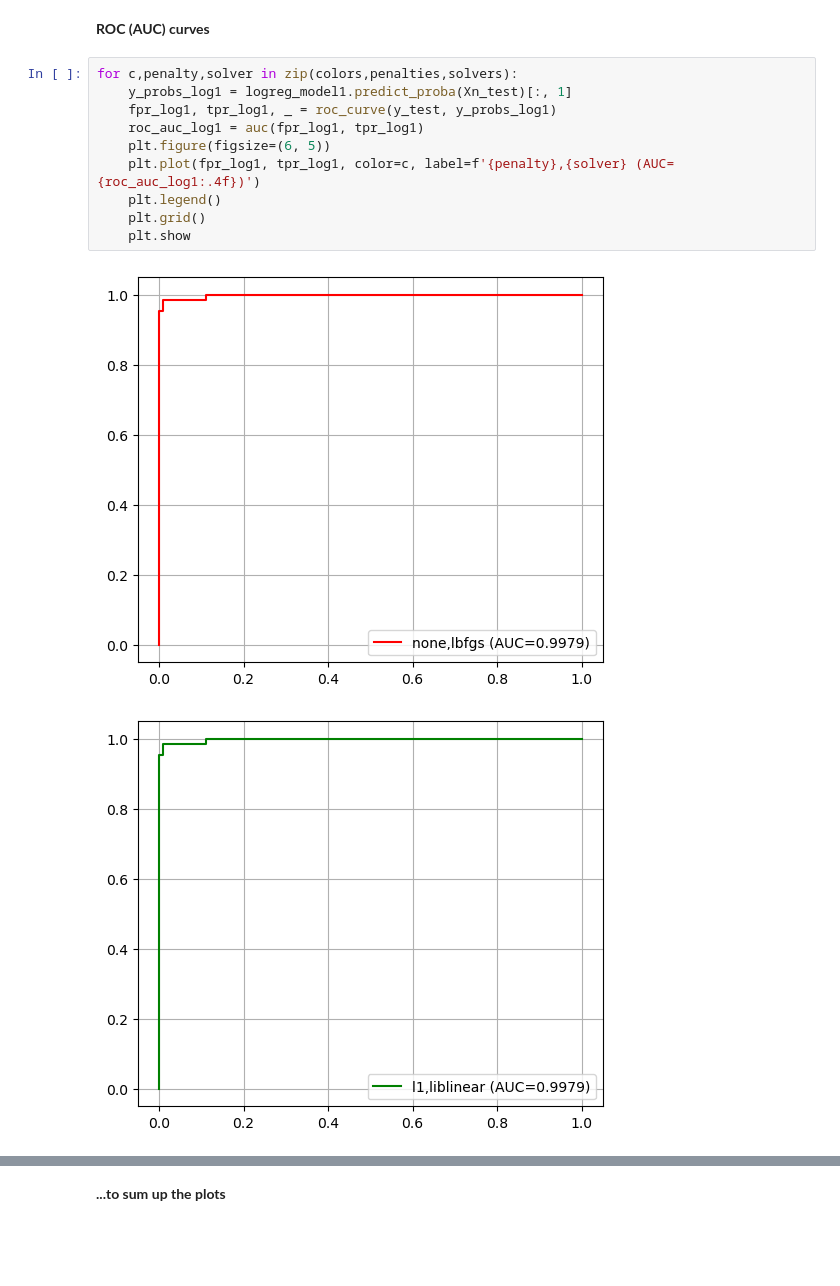
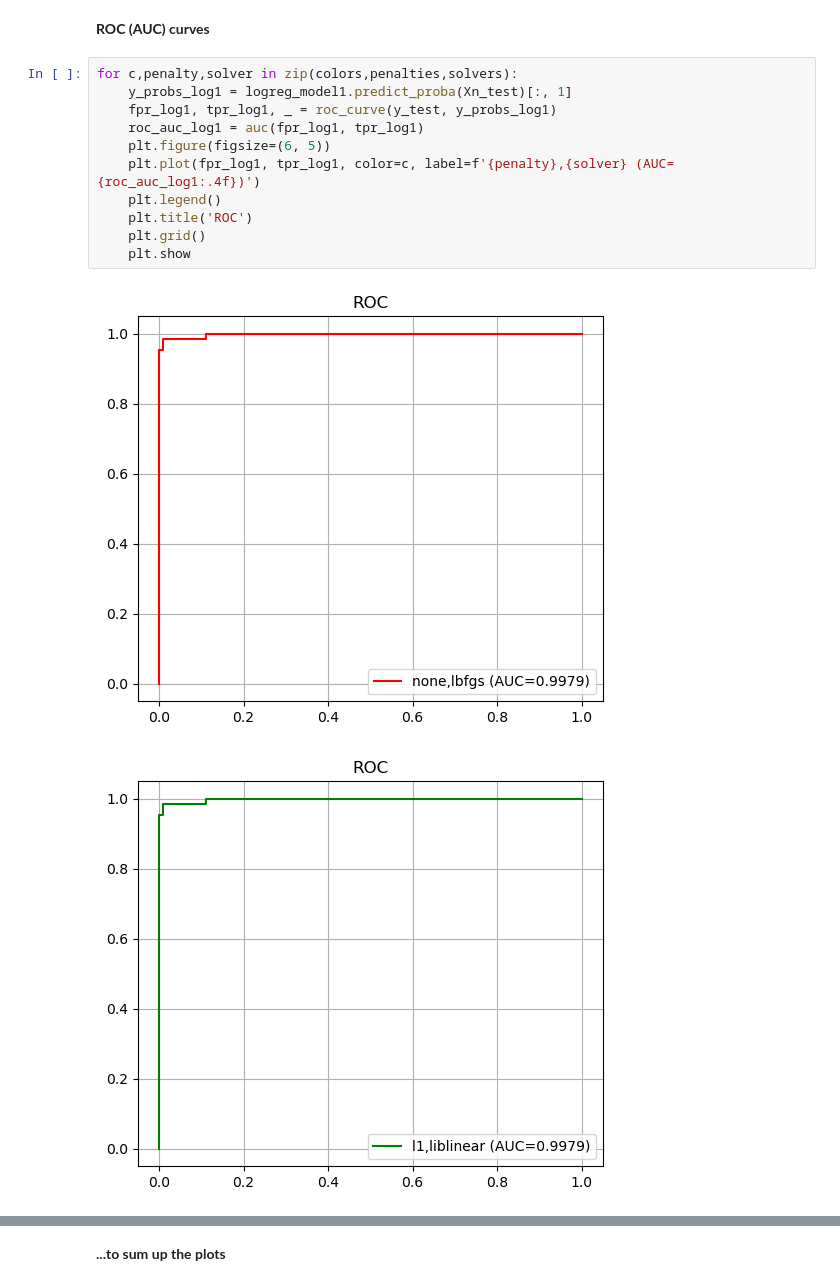
Before and after one commit to georgiarov/ML, a Jupyter notebook: project_code_triangle_of_sadness_2024.ipynb, the cells around one changed output, grey strips where cells are left out. Cells and saved outputs as stored; diff of their text form; blank space fills up the shorter version.

```diff
--- a/project_code_triangle_of_sadness_2024.ipynb
+++ b/project_code_triangle_of_sadness_2024.ipynb
@@ -396,13 +422,14 @@ Recall Score of C=1000 : 0.9682539682539683
 # %%
 for c,penalty,solver in zip(colors,penalties,solvers):
     y_probs_log1 = logreg_model1.predict_proba(Xn_test)[:, 1]
     fpr_log1, tpr_log1, _ = roc_curve(y_test, y_probs_log1)
     roc_auc_log1 = auc(fpr_log1, tpr_log1)
     plt.figure(figsize=(6, 5))
     plt.plot(fpr_log1, tpr_log1, color=c, label=f'{penalty},{solver} (AUC={roc_auc_log1:.4f})')
     plt.legend()
+    plt.title('ROC')
     plt.grid()
     plt.show
 # %% [output]
-[figure, old version]
+[figure, new version]
-[figure, old version]
+[figure, new version]
```
Also changed, not shown: parts of 24 cells of this notebook.
